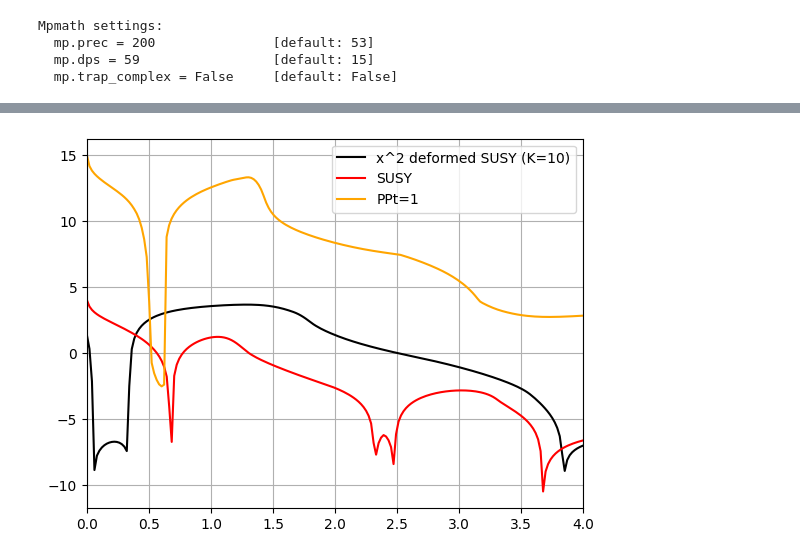
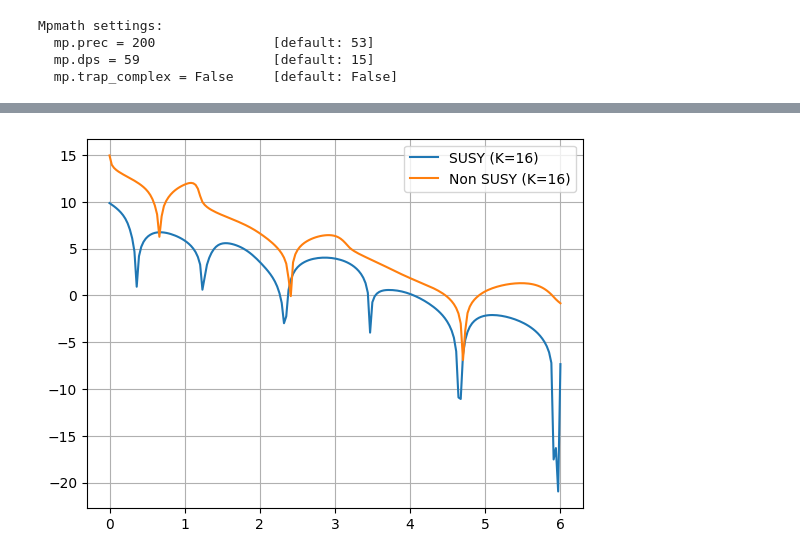
Before and after one commit to Newtech66/mtp-matrix-bootstrap, a Jupyter notebook: sdpa/sdpa_susy.ipynb, the cells around one changed output, grey strips where cells are left out. Cells and saved outputs as stored; diff of their text form; code cells hidden in the pictures.

Commit message:
susy changes

```diff
--- a/sdpa/sdpa_susy.ipynb
+++ b/sdpa/sdpa_susy.ipynb
@@ -267,17 +304,10 @@ plt.show()
 # %%
-# data = np.load(f'./data/susy_x4_deform_one_particle_K_10.npz',allow_pickle=True)
-# plt.plot(data['Es'], np.log(np.fabs(data['ts'])),c='red',label='Deformed SUSY (K=10)')
-data = np.load(f'./data/susy_x4pot_deformx2_g_1.0_K_10.npz',allow_pickle=True)
-plt.plot(data['Es'], np.log(np.fabs(data['ts'])),c='black',label='x^2 deformed SUSY (K=10)')
-# data = np.load(f'./data/susy_test_non_susy_x4_K_10_shift_0.npz',allow_pickle=True)
-# plt.plot(data['Es'], data['ts']+3,c='orange',label='Non SUSY+3')
-data = np.load(f'./data/susy_x4_one_particle.npz',allow_pickle=True)
-plt.plot(data['Es'], np.log(np.fabs(data['ts'])),c='red',label='SUSY')
-plt.plot(Es, np.log(np.fabs(ts)),c='orange',label='PPt=1')
-plt.xlim(0,4)
-# plt.plot(Es, PPts)
+data=np.load('./data/susy_fixed_x4.npz', allow_pickle=True)
+plt.plot(data['Es'], np.log(np.fabs(data['ts'][:, 0])), label='SUSY (K=16)')
+data=np.load('./data/nonsusy_fixed_x4.npz', allow_pickle=True)
+plt.plot(data['Es'], np.log(np.fabs(data['ts'])), label='Non SUSY (K=16)')
 plt.grid()
 plt.legend()
 plt.show()
 # %% [output]
-[figure, old version]
+[figure, new version]
```
Also changed, not shown: parts of 18 cells of this notebook, 8 other files.
